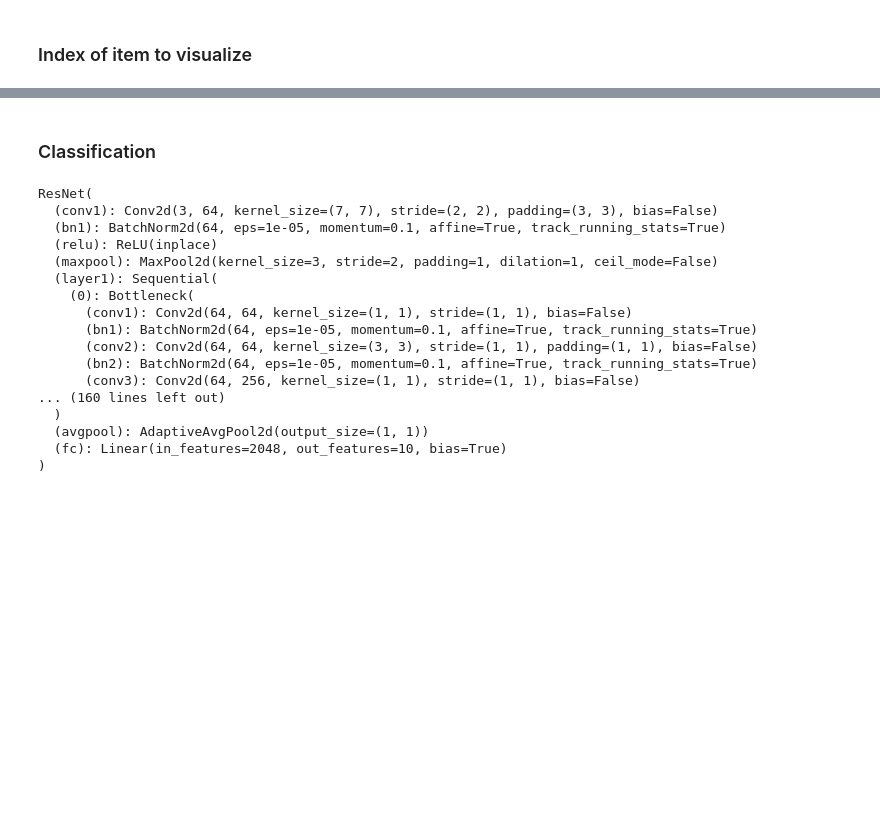
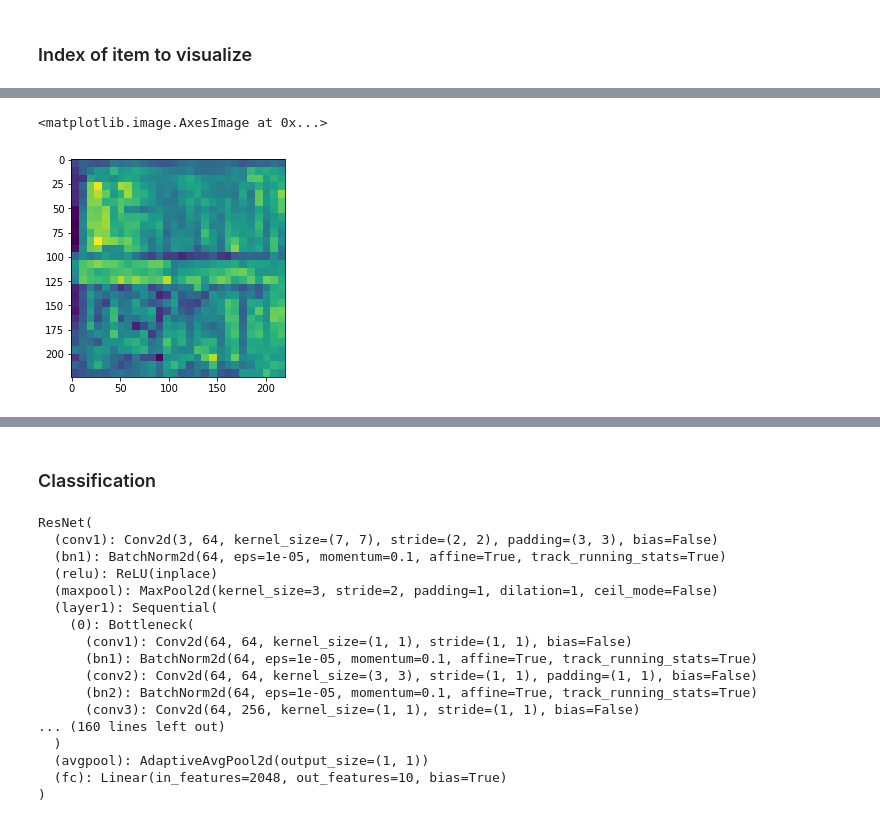
Before and after one commit to JonyferBlack/street_bee, a Jupyter notebook: StreetBee.Pipeline.ipynb, the cells around one changed output, grey strips where cells are left out. Saved outputs shown, nothing was run; the diff lists cells and outputs as text; code cells hidden in the pictures; blank space fills up the shorter version.

```diff
--- a/StreetBee.Pipeline.ipynb
+++ b/StreetBee.Pipeline.ipynb
@@ -147,0 +148,5 @@ torch.Size([2, 3, 512, 512])
+# %%
+plt.imshow(final_mask)
+# %% [output]
+<matplotlib.image.AxesImage at 0x...>
+[figure, added]
```
Also changed, not shown: parts of 16 cells of this notebook, 5 other files.
